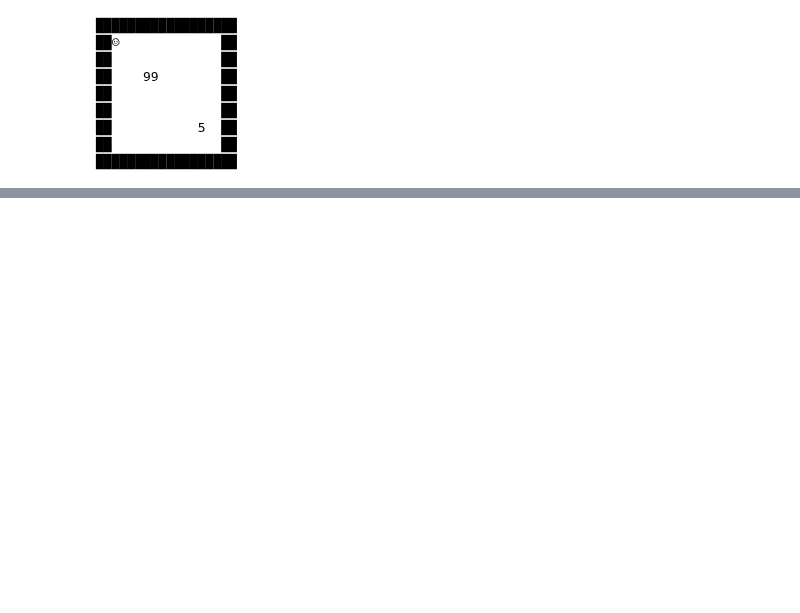
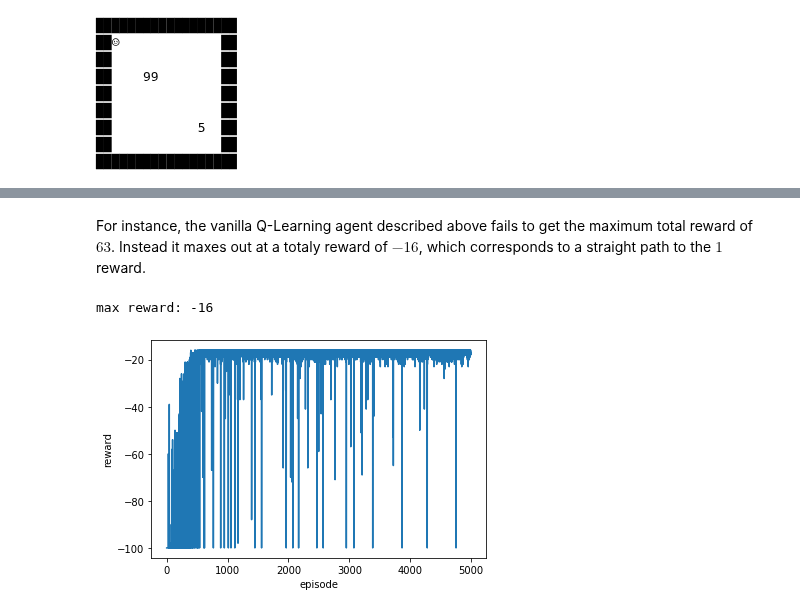
Before and after one commit to richard-warren/rl_sandbox, a Jupyter notebook: demo2.ipynb, the cells around one changed output, grey strips where cells are left out. Drawn from its saved outputs; the diff is of its cells as text; code cells hidden in the pictures; blank space fills up the shorter version.

```diff
--- a/demo2.ipynb
+++ b/demo2.ipynb
@@ -288,0 +315,3 @@ ax.plot(reward);
+# %%
+env = mazes['two_terminal']
+env.render()
@@ -288,0 +326,18 @@ ax.plot(reward);
+# %% [markdown]
+For instance, the vanilla Q-Learning agent described above fails to get the maximum total reward of $63$. Instead it maxes out at a totaly reward of $-16$, which corresponds to a straight path to the $1$ reward.
+# %%
+agent = Agents.QLearning(env)
+
+rewards = agent.train(
+    iterations=5000,
+    epsilon=.05,
+    alpha=.05,
+    gamma=1,
+    online_update=True)[1]   # update q on every step
+
+print('max reward: {}'.format(max(rewards)))
+ax = plt.axes(xlabel='episode', ylabel='reward')
+ax.plot(rewards);
+# %% [output]
+max reward: -16
+[figure, added]
```
Also changed, not shown: parts of 40 cells of this notebook, 2 other files.
